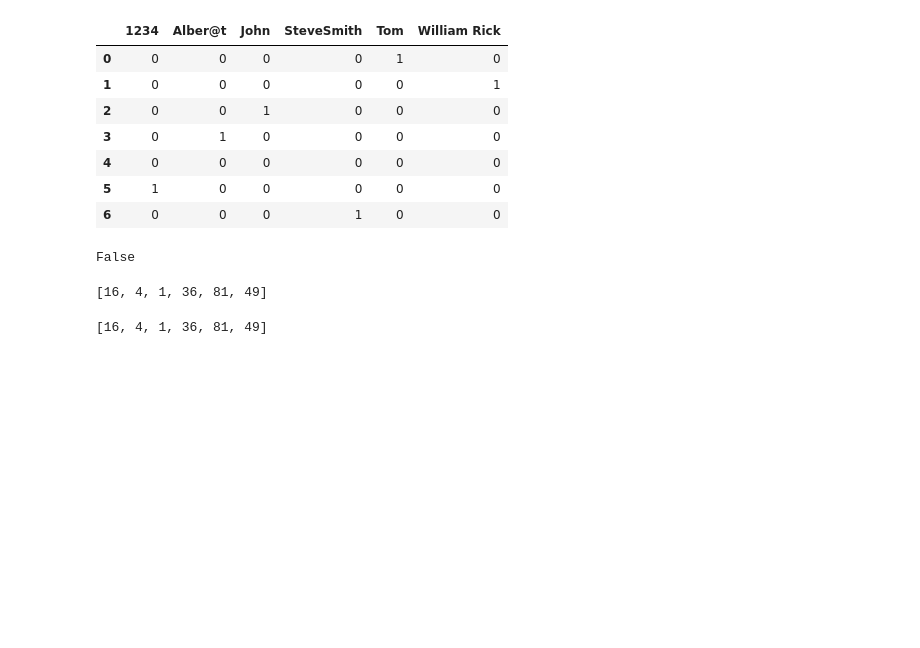
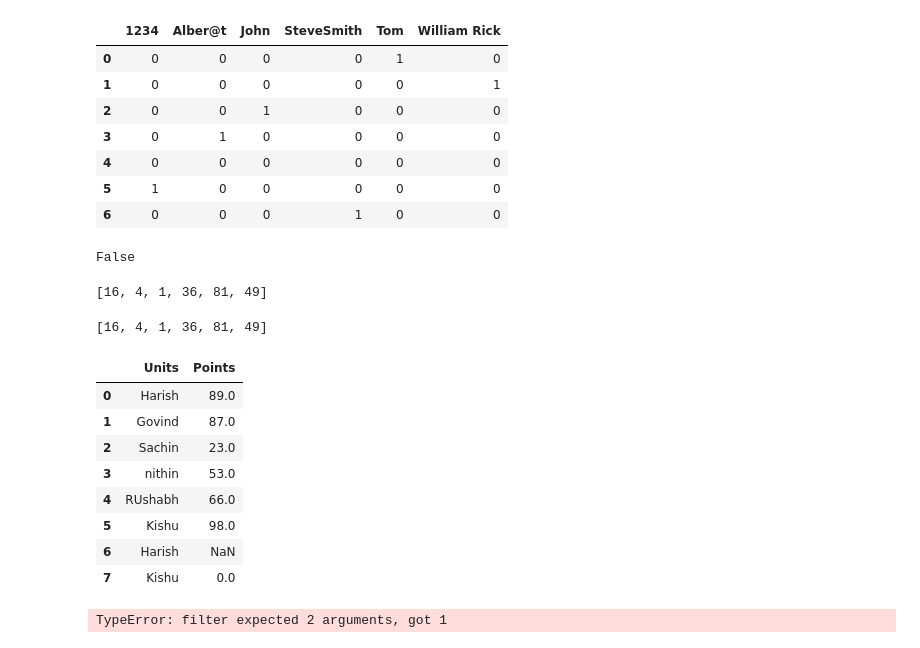
Before and after one commit to arvindniveditha/data-analysis, a Jupyter notebook: Untitled.ipynb, the cells around one changed output. Cells and saved outputs as stored; diff of their text form; code cells hidden in the pictures; blank space fills up the shorter version.

```diff
--- a/Untitled.ipynb
+++ b/Untitled.ipynb
@@ -235,3 +235,24 @@ list(map(suqare, numbers))
 [suqare(x) for x in numbers]
 # %% [output]
 [16, 4, 1, 36, 81, 49]
+# %%
+data = [["Harish", 89],["Govind", 87],["Sachin",23],["nithin", 53],["RUshabh",66],["Kishu",98],["Harish",],["Kishu",0]]
+# %%
+import pandas as pd
+df = pd.DataFrame(data, columns=["Units","Points"])
+# %%
+df
+# %% [output]
+|  | Units | Points |
+| 0 | Harish | 89.0 |
+| 1 | Govind | 87.0 |
+| 2 | Sachin | 23.0 |
+| 3 | nithin | 53.0 |
+| 4 | RUshabh | 66.0 |
+| 5 | Kishu | 98.0 |
+| 6 | Harish | NaN |
+| 7 | Kishu | 0.0 |
+# %%
+clean_data = filter(df.Units != 0)
+# %% [output]
+TypeError: filter expected 2 arguments, got 1
```
Also changed, not shown: 7 other files.
